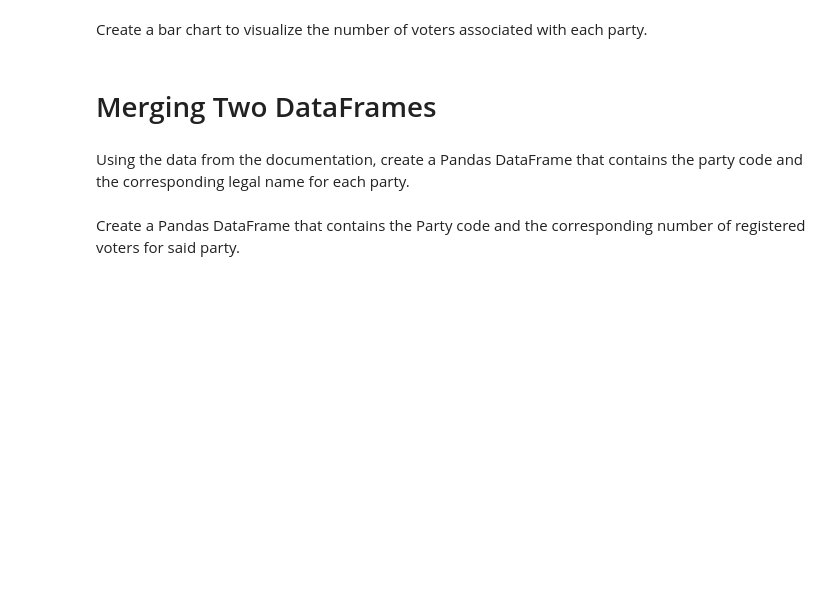
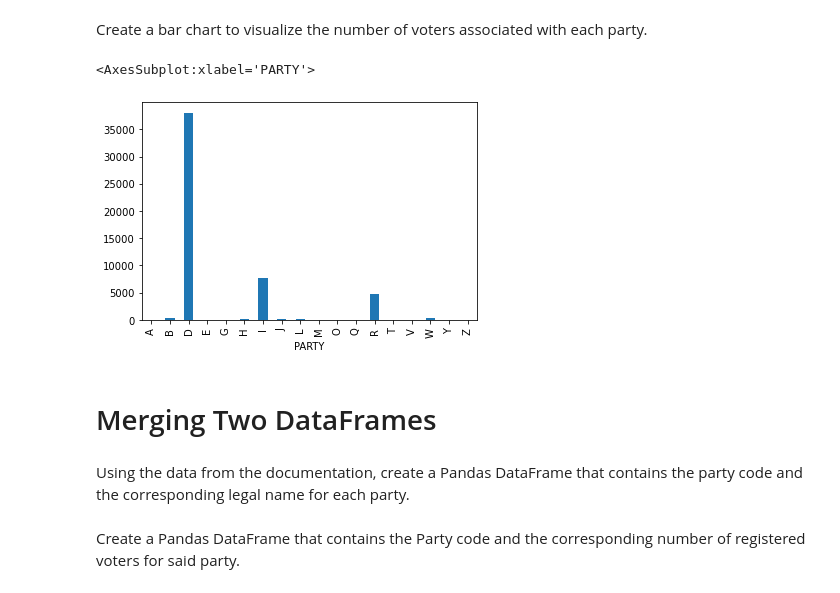
Before and after one commit to 1990Jasonlee/DataEngineering.Labs.RegisteredVotersFileWilmingtonDE, a Jupyter notebook: wilmington_de_registered_voters.ipynb, the cells around one changed output. Drawn from its saved outputs; the diff is of its cells as text; code cells hidden in the pictures; blank space fills up the shorter version.

```diff
--- a/wilmington_de_registered_voters.ipynb
+++ b/wilmington_de_registered_voters.ipynb
@@ -119,2 +115,4 @@ Group objects using the PARTY column. Assign the value to a variable called grou
+# %%
+grouped_p = df.groupby(['PARTY'])
 # %% [markdown]
 Display the value of the groups attribute belonging to the grouped_p object.
@@ -126,0 +125,3 @@ Invoke the size method on the grouped_p object to find out how many items are as
+# %%
+party = grouped_p.size()
+party
@@ -131,3 +151,8 @@ Create a bar chart to visualize the number of voters associated with each party.
+# %%
+party.plot.bar()
+# %% [output]
+<AxesSubplot:xlabel='PARTY'>
+[figure, added]
 # %% [markdown]
 # Merging Two DataFrames
 # %% [markdown]
```
Also changed, not shown: parts of 7 cells of this notebook.
